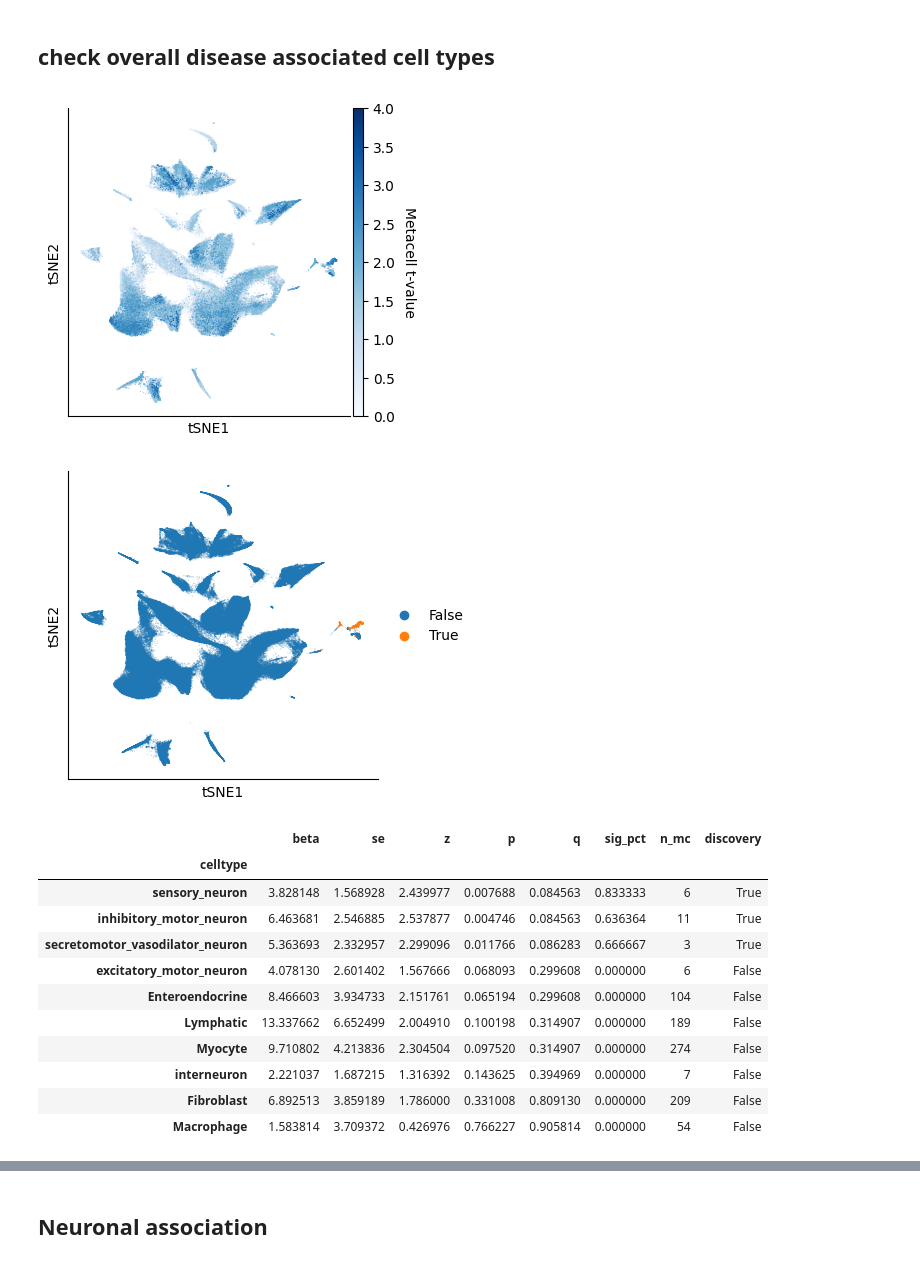
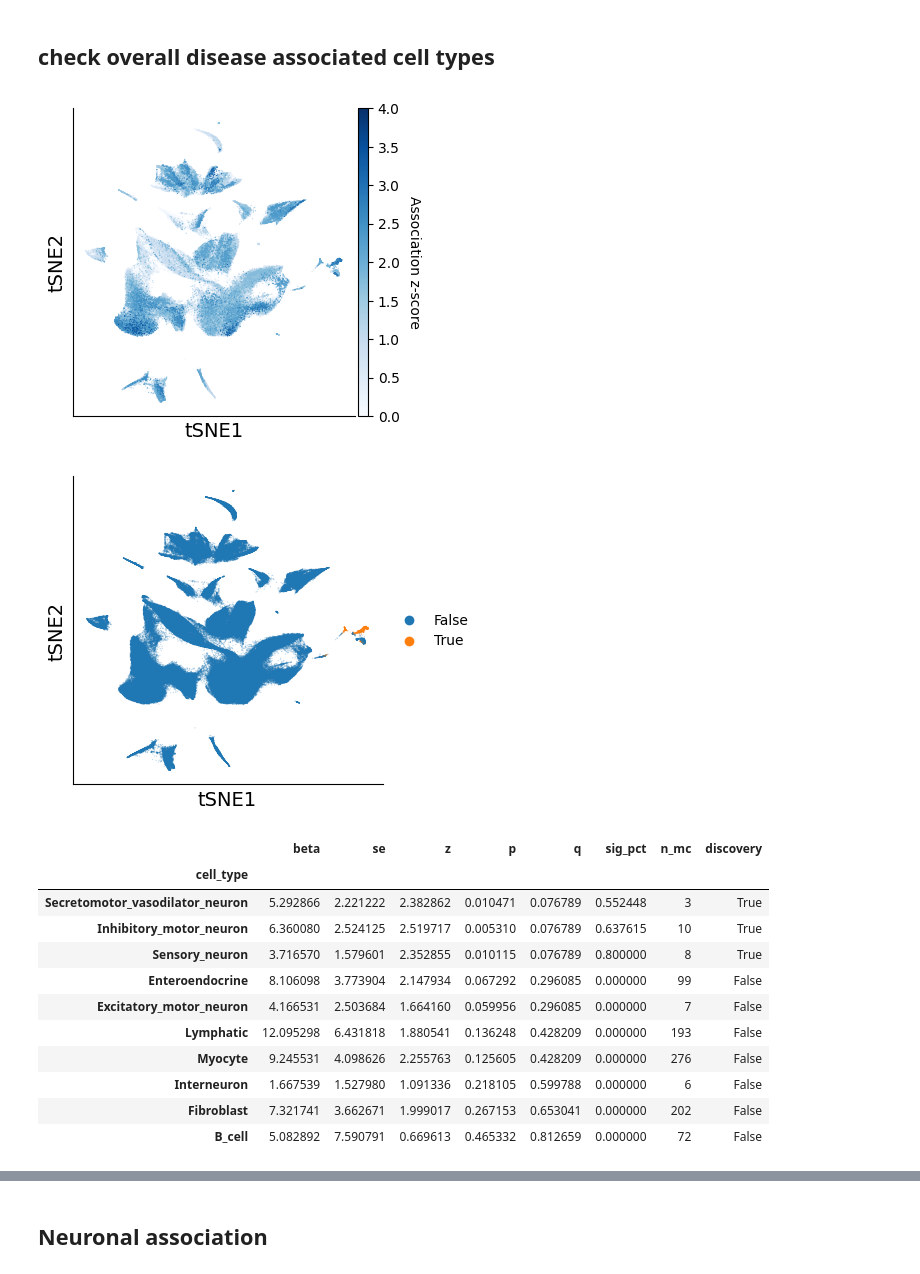
Before and after one commit to krishnanlab/icepop_analysis, a Jupyter notebook: notebook/asd__mouse_colon.ipynb, the cells around one changed output, grey strips where cells are left out. Drawn from its saved outputs; the diff is of its cells as text; code cells hidden in the pictures.

```diff
--- a/notebook/asd__mouse_colon.ipynb
+++ b/notebook/asd__mouse_colon.ipynb
@@ -24,2 +21,31 @@ from convert_score_across_species import CrossSpeciesScoreConverter
 # %%
-adata = sc.read('../data/sc_data/mouse_colon__metaq__corrected_ctcomb__spec_calc.h5ad')
+adata = sc.read('../data/mouse_colon/mouse_colon_normed.h5ad')
+adata.obs['metacell'] = pd.read_csv('../results/mouse_colon_mc/mc_assign.csv', header=None, index_col=None)[0].values
+# %%
+# convert mouse to human genes
+ortho_map = HomologyData(sp='mmusculus').load()
+m2h = {}
+for h, m in ortho_map.items():
+    for i in m:
+        m2h[i] = h
+m2h['116903'] = '797'
+
+adata.var['hentrez'] = [m2h[i] if i in m2h else None for i in adata.var_names]
+entrezid = adata.var['hentrez'][~pd.isna(adata.var['hentrez'])].values
+
+mg = mygene.MyGeneInfo()
+res = mg.querymany(
+    entrezid,
+    scopes="entrezgene",
+    fields="symbol",
+    species="human"
+)
+
+entrez_to_symbol = {
+    r["query"]: r.get("symbol", None)
+    for r in res
+}
+adata.var['hsymbol'] = [entrez_to_symbol[i] if i in entrez_to_symbol else None for i in adata.var['hentrez']]
+
+adata = adata[:, ~pd.isna(adata.var['hsymbol'])].copy()
+adata.var_names = adata.var['hsymbol']
@@ -26,5 +55,5 @@ adata = sc.read('../data/sc_data/mouse_colon__metaq__corrected_ctcomb__spec_calc
 # %%
-indir = '../results/2026-01-08__asd_colon__ctcomb__mc-75__perm-1000'
+indir = '../results/mouse_colon_icepop'
 
 trait = 'asd'
 mc_asso = f'{indir}/metacell__trait-{trait}.csv'
@@ -33,11 +62,11 @@ ct_asso = f'{indir}/celltype__trait-{trait}.csv'
 mc_df = pd.read_csv(mc_asso, header=0, index_col=None)
 mc_df = mc_df.set_index('metacell')
 ct_df = pd.read_csv(ct_asso, header=0, index_col=None)
-ct_df = ct_df.set_index('celltype')
+ct_df = ct_df.set_index('cell_type')
 
 # add mc count in each ct
 min_purity = 0.2
-freq_df = pd.crosstab(adata.obs['cell_type'], adata.obs['SEACell'])
+freq_df = pd.crosstab(adata.obs['cell_type'], adata.obs['metacell'])
 freq_df = freq_df.div(freq_df.sum(0))
 ct2meta = {ct: np.asarray(row[row >= min_purity].index) for ct, row in freq_df.iterrows()}
 ct_df['n_mc'] = [len(ct2meta[ct]) for ct in ct_df.index]
@@ -170,26 +226,26 @@ scdrs_df[scdrs_df['q'] <= 0.1]
 # %%
 from matplotlib.colors import ListedColormap
 adata.obs['ct_discovery'] = list(ct_df.loc[adata.obs['cell_type'], 'discovery'])
-adata.obs['mc_t'] = [mc_df.loc[mc, 'z'] if mc in mc_df.index else 0.0 for mc in adata.obs['SEACell']]
-plot_tsne(adata, 'mc_t', cmap='Blues', vmin=0.0, vmax=4.0, size=3, cbar='Metacell t-value', outfile='../paper/supp/colon_tval.pdf')
-plot_tsne(adata, 'ct_discovery', size=3, alpha=0.3, outfile='../paper/supp/colon_bin.pdf')
+adata.obs['mc_t'] = [mc_df.loc[mc, 'z'] if mc in mc_df.index else 0.0 for mc in adata.obs['metacell']]
+plot_tsne(adata, 'mc_t', cmap='Blues', vmin=0.0, vmax=4.0, size=3, cbar='Association z-score', outfile='../paper/supp/colon_tval.pdf')
+plot_tsne(adata, 'ct_discovery', size=3, alpha=0.3, cmap=None, palette=['#1f77b4', '#ff7f0e'], outfile='../paper/supp/colon_bin.pdf')
 # %% [output]
-[figure, old version]
+[figure, new version]
-[figure, old version]
+[figure, new version]
 # %%
 ct_df.head(10)
 # %% [output]
 |  | beta | se | z | p | q | sig_pct | n_mc | discovery |
-| celltype |  |  |  |  |  |  |  |  |
-| sensory_neuron | 3.828148 | 1.568928 | 2.439977 | 0.007688 | 0.084563 | 0.833333 | 6 | True |
-| inhibitory_motor_neuron | 6.463681 | 2.546885 | 2.537877 | 0.004746 | 0.084563 | 0.636364 | 11 | True |
-| secretomotor_vasodilator_neuron | 5.363693 | 2.332957 | 2.299096 | 0.011766 | 0.086283 | 0.666667 | 3 | True |
-| excitatory_motor_neuron | 4.078130 | 2.601402 | 1.567666 | 0.068093 | 0.299608 | 0.000000 | 6 | False |
-| Enteroendocrine | 8.466603 | 3.934733 | 2.151761 | 0.065194 | 0.299608 | 0.000000 | 104 | False |
-| Lymphatic | 13.337662 | 6.652499 | 2.004910 | 0.100198 | 0.314907 | 0.000000 | 189 | False |
-| Myocyte | 9.710802 | 4.213836 | 2.304504 | 0.097520 | 0.314907 | 0.000000 | 274 | False |
-| interneuron | 2.221037 | 1.687215 | 1.316392 | 0.143625 | 0.394969 | 0.000000 | 7 | False |
-| Fibroblast | 6.892513 | 3.859189 | 1.786000 | 0.331008 | 0.809130 | 0.000000 | 209 | False |
-| Macrophage | 1.583814 | 3.709372 | 0.426976 | 0.766227 | 0.905814 | 0.000000 | 54 | False |
+| cell_type |  |  |  |  |  |  |  |  |
+| Secretomotor_vasodilator_neuron | 5.292866 | 2.221222 | 2.382862 | 0.010471 | 0.076789 | 0.552448 | 3 | True |
+| Inhibitory_motor_neuron | 6.360080 | 2.524125 | 2.519717 | 0.005310 | 0.076789 | 0.637615 | 10 | True |
+| Sensory_neuron | 3.716570 | 1.579601 | 2.352855 | 0.010115 | 0.076789 | 0.800000 | 8 | True |
+| Enteroendocrine | 8.106098 | 3.773904 | 2.147934 | 0.067292 | 0.296085 | 0.000000 | 99 | False |
+| Excitatory_motor_neuron | 4.166531 | 2.503684 | 1.664160 | 0.059956 | 0.296085 | 0.000000 | 7 | False |
+| Lymphatic | 12.095298 | 6.431818 | 1.880541 | 0.136248 | 0.428209 | 0.000000 | 193 | False |
+| Myocyte | 9.245531 | 4.098626 | 2.255763 | 0.125605 | 0.428209 | 0.000000 | 276 | False |
+| Interneuron | 1.667539 | 1.527980 | 1.091336 | 0.218105 | 0.599788 | 0.000000 | 6 | False |
+| Fibroblast | 7.321741 | 3.662671 | 1.999017 | 0.267153 | 0.653041 | 0.000000 | 202 | False |
+| B_cell | 5.082892 | 7.590791 | 0.669613 | 0.465332 | 0.812659 | 0.000000 | 72 | False |
 # %%
 neuron_adata = adata[adata.obs['cell_type'].str.contains('euron')]
```
Also changed, not shown: parts of 50 cells of this notebook.
